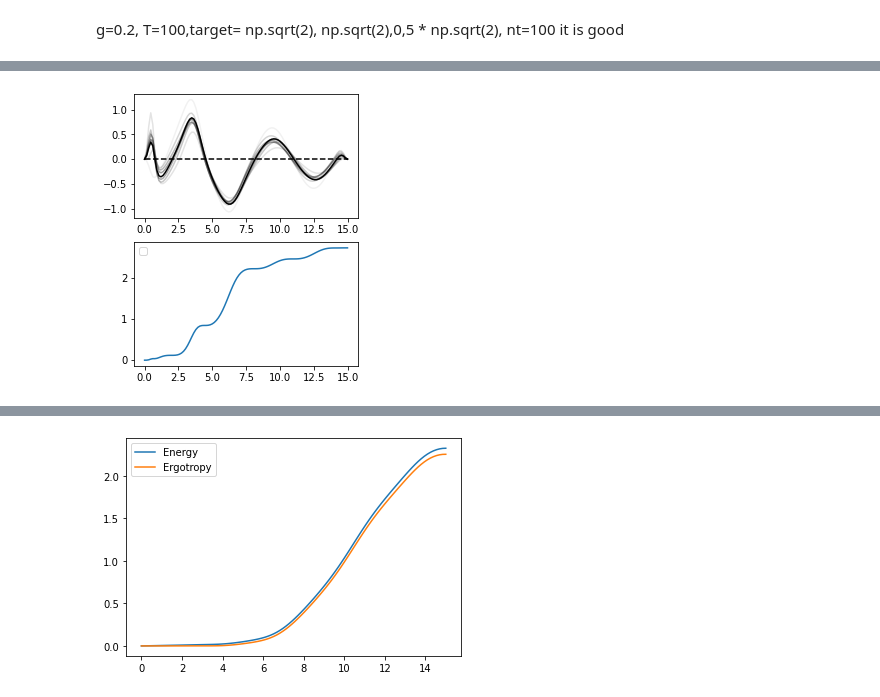
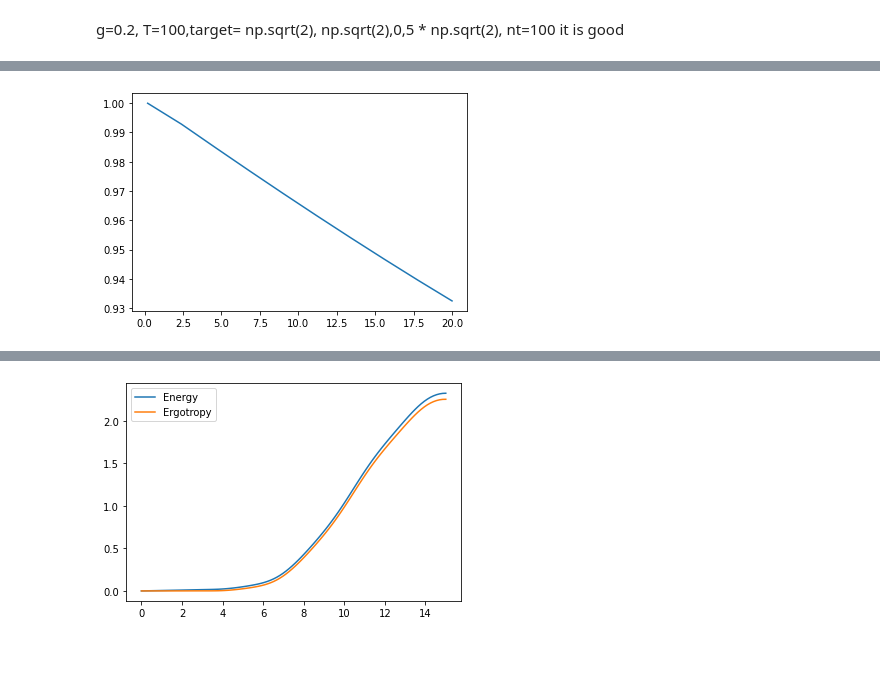
Before and after one commit to gsuarezr/krotov, a Jupyter notebook: Mixed/Linear/Gaussian(dissipation).ipynb, the cells around one changed output, grey strips where cells are left out. Cells and saved outputs as stored; diff of their text form; code cells hidden in the pictures; blank space fills up the shorter version.

```diff
--- a/Mixed/Linear/Gaussian(dissipation).ipynb
+++ b/Mixed/Linear/Gaussian(dissipation).ipynb
@@ -74,8 +74,8 @@ T=15
 nt=100
 tlist = np.linspace(0,T, nt)
 gamma=1/1000
-Temp=10
-Nb=1/(np.exp(omega/Temp)-1)
+Temp=np.linspace(0.2,20,10)
+
 #Nb=0
 def hamiltonian(omega, ampl0, mu,g,gamma,Nb):
       """Two-level-system Hamiltonian
@@ -158,45 +158,63 @@ def plot_iterations(opt_result):
 
 
 
+ratio=np.zeros(len(Temp))
+for j in range(0,len(Temp)):
+    Nb=1/(np.exp(omega/Temp[j])-1)
+    H = hamiltonian(omega,ampl0,mu,g,gamma,Nb)
+    pulse_options = {
+        H[1][1]: dict(lambda_a=0.1, update_shape=S),
 
 
-H = hamiltonian(omega,ampl0,mu,g,gamma,Nb)
-pulse_options = {
-    H[1][1]: dict(lambda_a=0.1, update_shape=S),
+    }
+    #target=np.array([1,0, np.sqrt(2),0,np.sqrt(2),1/2,0,0,0,1/2,0,0,1/2,0,1/2])
+
+    target=np.array([1,0, np.sqrt(2),0,np.sqrt(2),1/2,0,0,0,1/2,0,0,1/2,0,1/2])
+
+    r=np.pi/4
+    r2=np.pi/8
+    theta=np.pi/4
+    objectives = [
+        krotov.Objective(
+            #initial_state=qutip.Qobj(np.array([1,0,0,0,0,1/2*np.cosh(2*r2),0,-1/2*np.sinh(2*r2)*np.cos(theta),-1/2*np.sinh(2*r2)*np.sin(theta),1/2*np.cosh(2*r2),-1/2*np.sinh(2*r2)*np.sin(theta),1/2*np.sinh(2*r2)*np.cos(theta),1/2*np.cosh(2*r2),0,1/2*np.cosh(2*r2)])), target=qutip.Qobj(qutip.Qobj(np.array([1,0,0,0,0,1/2*np.cosh(2*r),0,-1/2*np.sinh(2*r)*np.cos(theta),-1/2*np.sinh(2*r)*np.sin(theta),1/2*np.cosh(2*r),-1/2*np.sinh(2*r)*np.sin(theta),1/2*np.sinh(2*r)*np.cos(theta),1/2*np.cosh(2*r),0,1/2*np.cosh(2*r)]))), H=H
+            initial_state=qutip.Qobj(np.array([1,0,0,0,0,1/2,0,0,0,1/2,0,0,1/2,0,1/2])), target=qutip.Qobj(target), H=H
+          )
+      ]
+
+    opt_result = krotov.optimize_pulses(
+      objectives,
+      pulse_options=pulse_options,
+      tlist=tlist,
+      fieldcoupling=mu,
+      propagator=krotov.propagators.expm,
+      chi_constructor=krotov.functionals.chis_ss,
+      info_hook=krotov.info_hooks.print_table(J_T=krotov.functionals.J_T_ss),
+      check_convergence=krotov.convergence.Or(
+          krotov.convergence.value_below('9e-3', name='J_T'),
+          krotov.convergence.check_monotonic_error,
+
+          #krotov.convergence.check_monotonic_fidelity,
+
+      ),
+        iter_stop=30,
+        store_all_pulses=True,
+        overlap=inte,norm=lambda x: 1
+    )
+    #plot_iterations(opt_result)
+    psi=opt_result.states[0]
+    Energy=np.zeros(nt)
+    Ergotropy=np.zeros(nt)
+    for i in range (0,nt):
+        Energy[i]=1/2*(np.real(psi[i][5])+np.real(psi[i][14])+(np.real(psi[i][2]))**2+(np.real(psi[i][4]))**2)-1/2
+        D=np.real((1+2*np.real(Energy[i])-np.abs(np.real(psi[i][2])+1j*np.real(psi[i][4]))**2)**2-4*np.abs(1/2*(np.real(psi[i][9])+np.real(psi[i][2])**2-(np.real(psi[i][14])+np.real(psi[i][4])**2)+1j*2*(np.real(psi[i][11])+np.real(psi[i][2])*np.real(psi[i][4])))-1/2*(np.real(psi[i][2])+1j*np.real(psi[i][4]))**2)**2)
+        Ergotropy[i]=np.real(Energy[i]-(np.sqrt(D)-1)/2)
+    ratio[j]=Ergotropy[nt-1]/Energy[nt-1]
 
 
-}
-#target=np.array([1,0, np.sqrt(2),0,np.sqrt(2),1/2,0,0,0,1/2,0,0,1/2,0,1/2])
 
-target=np.array([1,0, np.sqrt(2),0,np.sqrt(2),1/2,0,0,0,1/2,0,0,1/2,0,1/2])
 
-r=np.pi/4
-r2=np.pi/8
-theta=np.pi/4
-objectives = [
-    krotov.Objective(
-        #initial_state=qutip.Qobj(np.array([1,0,0,0,0,1/2*np.cosh(2*r2),0,-1/2*np.sinh(2*r2)*np.cos(theta),-1/2*np.sinh(2*r2)*np.sin(theta),1/2*np.cosh(2*r2),-1/2*np.sinh(2*r2)*np.sin(theta),1/2*np.sinh(2*r2)*np.cos(theta),1/2*np.cosh(2*r2),0,1/2*np.cosh(2*r2)])), target=qutip.Qobj(qutip.Qobj(np.array([1,0,0,0,0,1/2*np.cosh(2*r),0,-1/2*np.sinh(2*r)*np.cos(theta),-1/2*np.sinh(2*r)*np.sin(theta),1/2*np.cosh(2*r),-1/2*np.sinh(2*r)*np.sin(theta),1/2*np.sinh(2*r)*np.cos(theta),1/2*np.cosh(2*r),0,1/2*np.cosh(2*r)]))), H=H
-        initial_state=qutip.Qobj(np.array([1,0,0,0,0,1/2,0,0,0,1/2,0,0,1/2,0,1/2])), target=qutip.Qobj(target), H=H
-      )
-  ]
-
-opt_result = krotov.optimize_pulses(
-  objectives,
-  pulse_options=pulse_options,
-  tlist=tlist,
-  fieldcoupling=mu,
-  propagator=krotov.propagators.expm,
-  chi_constructor=krotov.functionals.chis_ss,
-  info_hook=krotov.info_hooks.print_table(J_T=krotov.functionals.J_T_ss),
-  check_convergence=krotov.convergence.Or(
-      krotov.convergence.value_below('1.4e-1', name='J_T'),
-      krotov.convergence.check_monotonic_error,
-      #krotov.convergence.check_monotonic_fidelity,
-
-  ),
-    store_all_pulses=True,
-    overlap=inte,norm=lambda x: 1
-)
-plot_iterations(opt_result)
+plt.figure()
+plt.plot(Temp,ratio)
+plt.show()
 # %% [output]
 iter.      J_T    ∫gₐ(t)dt          J       ΔJ_T         ΔJ  secs
@@ -213 +237 @@ WARNING:matplotlib.legend:No handles with labels found to put in legend.
-[figure, old version]
+[figure, new version]
```
Also changed, not shown: parts of 2 cells of this notebook, 1 other file.
